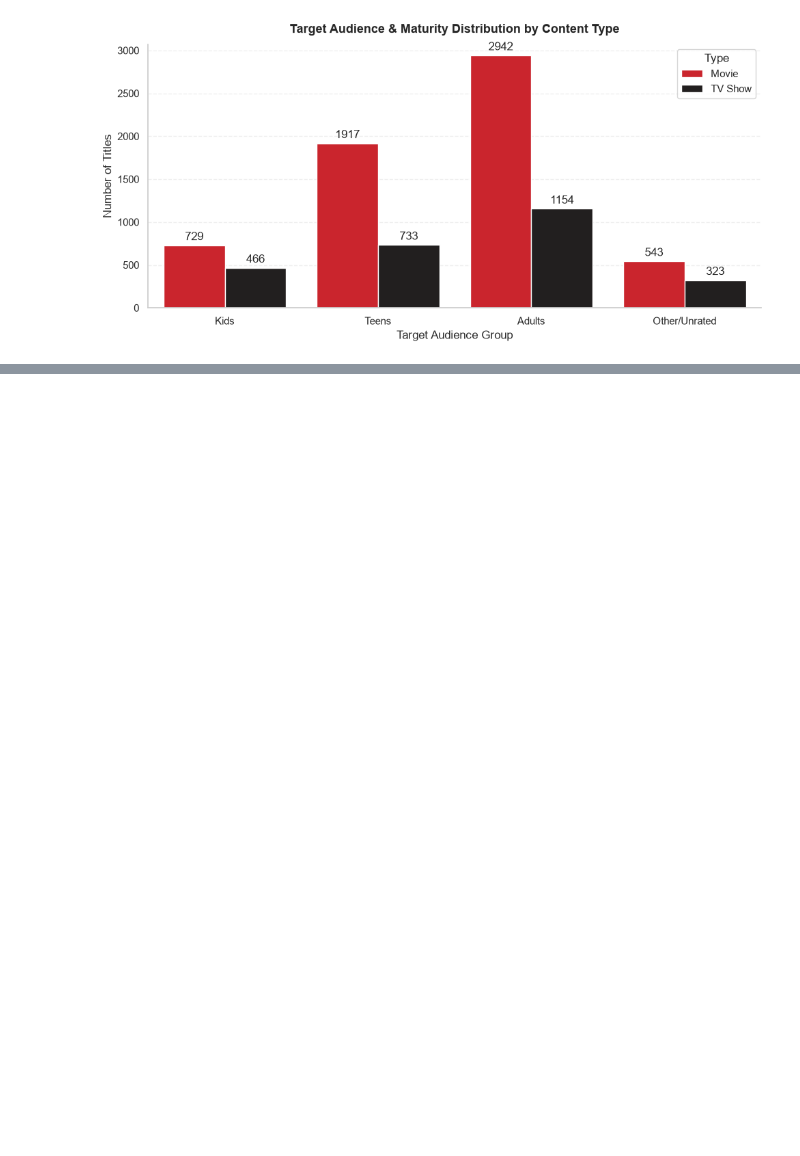
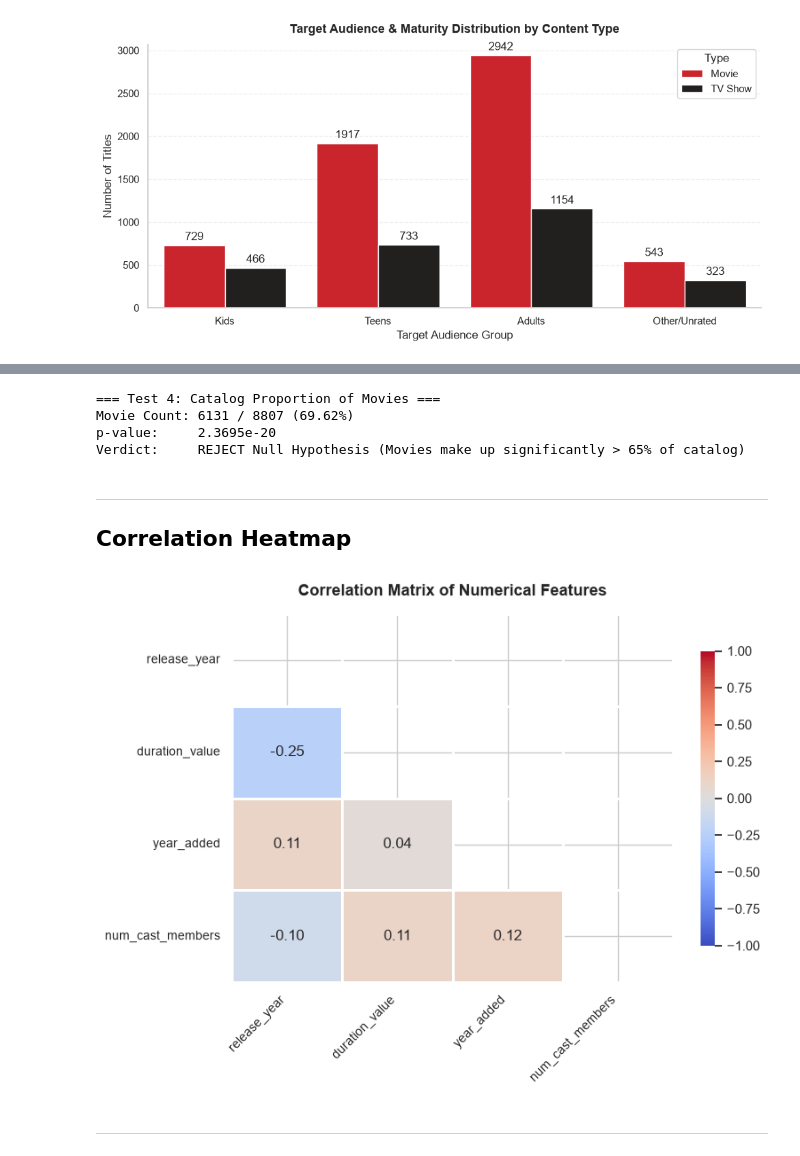
Before and after one commit to rajanshresth/ds_project, a Jupyter notebook: EDA/catalogue_analysis.ipynb, the cells around one changed output, grey strips where cells are left out. Drawn from its saved outputs; the diff is of its cells as text; code cells hidden in the pictures; blank space fills up the shorter version.

```diff
--- a/EDA/catalogue_analysis.ipynb
+++ b/EDA/catalogue_analysis.ipynb
@@ -364,0 +575,62 @@ plt.show()
+# %%
+from scipy.stats import binomtest
+
+n_movies = (df['type'] == 'Movie').sum()
+n_total = len(df)
+
+result = binomtest(n_movies, n_total, p=0.65, alternative='greater')
+p_val = result.pvalue
+
+verdict = "REJECT Null Hypothesis (Movies make up significantly > 65% of catalog)" if p_val < alpha else "FAIL TO REJECT Null Hypothesis"
+
+print("=== Test 4: Catalog Proportion of Movies ===")
+print(f"Movie Count: {n_movies} / {n_total} ({n_movies/n_total:.2%})")
+print(f"p-value:     {p_val:.4e}")
+print(f"Verdict:     {verdict}\n")
+# %% [output]
+=== Test 4: Catalog Proportion of Movies ===
+Movie Count: 6131 / 8807 (69.62%)
+p-value:     2.3695e-20
+Verdict:     REJECT Null Hypothesis (Movies make up significantly > 65% of catalog)
+# %% [markdown]
+---
+## Correlation Heatmap
+# %%
+import matplotlib.pyplot as plt
+import seaborn as sns
+
+# 1. Select numeric features for correlation analysis
+numeric_cols = ['release_year', 'duration_value', 'year_added', 'num_cast_members']
+corr_matrix = df[numeric_cols].corr()
+
+# 2. Plot setup
+plt.figure(figsize=(8, 6))
+
+# Generate a mask for the upper triangle to avoid redundant information
+mask = np.triu(np.ones_like(corr_matrix, dtype=bool))
+
+# 3. Create Heatmap
+sns.heatmap(
+    corr_matrix,
+    mask=mask,
+    annot=True,
+    fmt=".2f",
+    cmap="coolwarm",
+    vmin=-1,
+    vmax=1,
+    linewidths=1,
+    linecolor="white",
+    cbar_kws={"shrink": 0.8}
+)
+
+# 4. Custom Styling
+plt.title('Correlation Matrix of Numerical Features', fontsize=13, fontweight='bold', pad=15)
+plt.xticks(rotation=45, ha='right', fontsize=10)
+plt.yticks(rotation=0, fontsize=10)
+
+plt.tight_layout()
+plt.show()
+# %% [output]
+[figure, added]
+# %% [markdown]
+---
```
Also changed, not shown: parts of 42 cells of this notebook.
